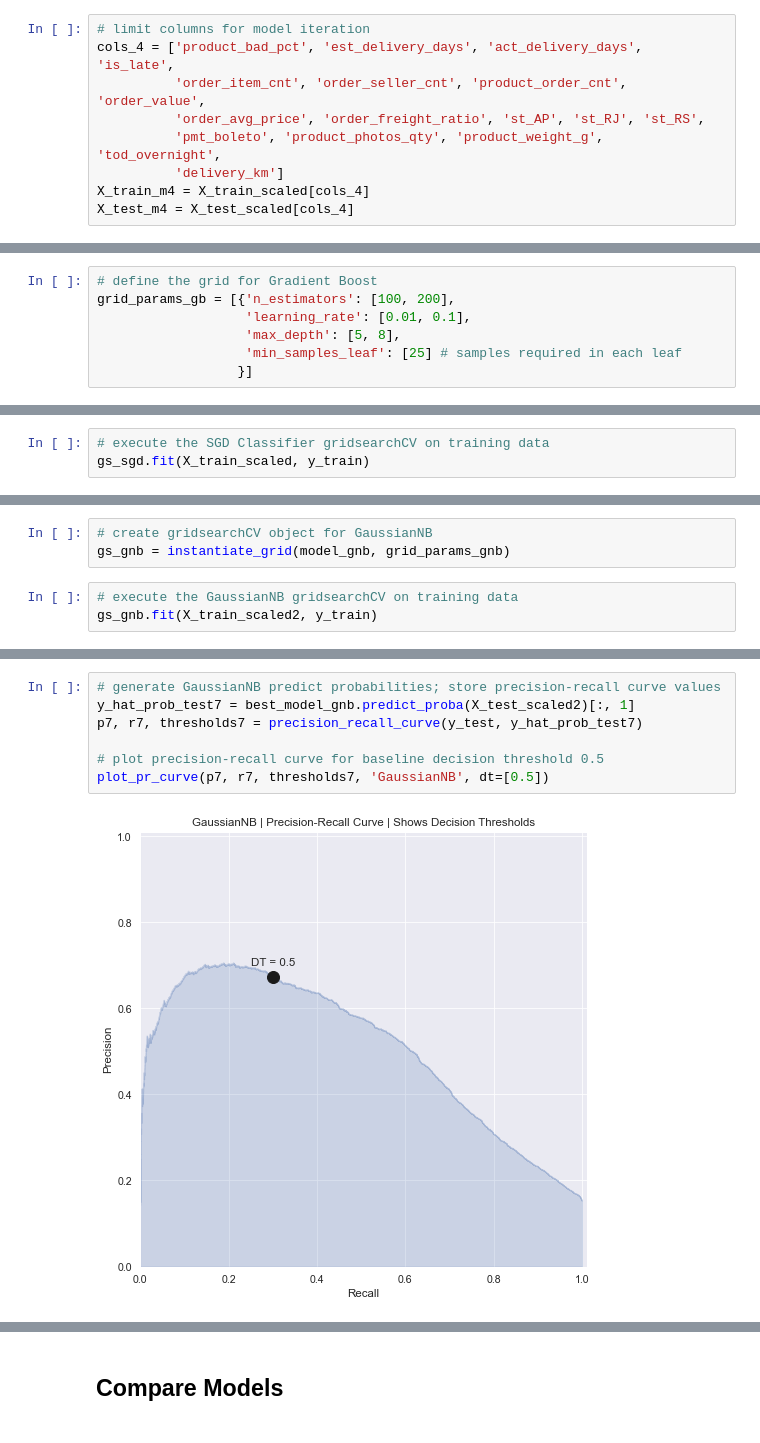
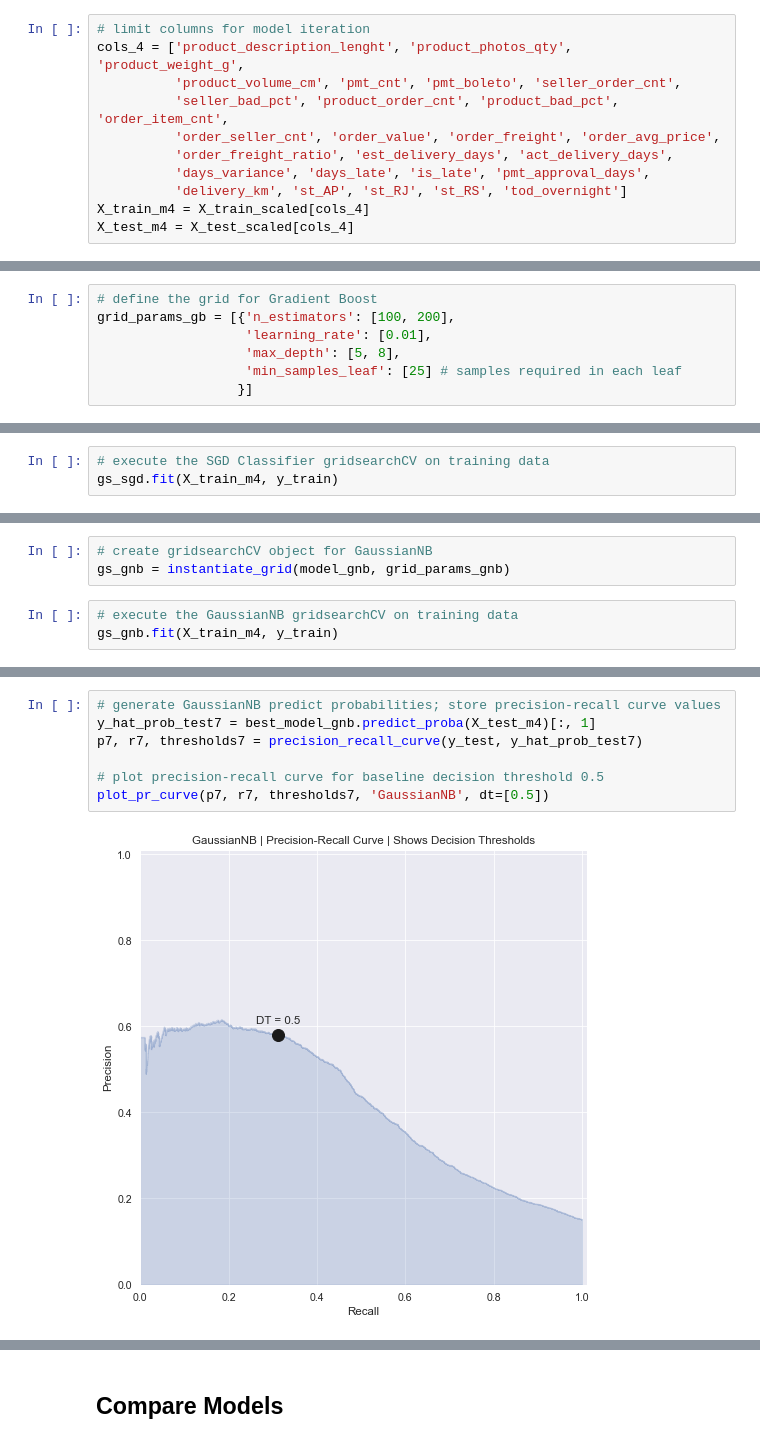
Before and after one commit to cutterback/p05-olist-customer-rating-prediction, a Jupyter notebook: Olist_Customer_Rating_Model.ipynb, the cells around one changed output, grey strips where cells are left out. Cells and saved outputs as stored; diff of their text form.

```diff
--- a/Olist_Customer_Rating_Model.ipynb
+++ b/Olist_Customer_Rating_Model.ipynb
@@ -1797,11 +1780,13 @@ plot_pr_vs_dt(p3, r3, thresholds3, 'AdaBoost')
 ## Gradient Boost (m4)
 # %%
 # limit columns for model iteration
-cols_4 = ['product_bad_pct', 'est_delivery_days', 'act_delivery_days', 'is_late',
-          'order_item_cnt', 'order_seller_cnt', 'product_order_cnt', 'order_value',
-          'order_avg_price', 'order_freight_ratio', 'st_AP', 'st_RJ', 'st_RS',
-          'pmt_boleto', 'product_photos_qty', 'product_weight_g', 'tod_overnight',
-          'delivery_km']
+cols_4 = ['product_description_lenght', 'product_photos_qty', 'product_weight_g',
+          'product_volume_cm', 'pmt_cnt', 'pmt_boleto', 'seller_order_cnt',
+          'seller_bad_pct', 'product_order_cnt', 'product_bad_pct', 'order_item_cnt',
+          'order_seller_cnt', 'order_value', 'order_freight', 'order_avg_price',
+          'order_freight_ratio', 'est_delivery_days', 'act_delivery_days',
+          'days_variance', 'days_late', 'is_late', 'pmt_approval_days',
+          'delivery_km', 'st_AP', 'st_RJ', 'st_RS', 'tod_overnight']
 X_train_m4 = X_train_scaled[cols_4]
 X_test_m4 = X_test_scaled[cols_4]
 # %%
@@ -1810,7 +1795,7 @@ model_gb = GradientBoostingClassifier(random_state=SEED)
 # %%
 # define the grid for Gradient Boost
 grid_params_gb = [{'n_estimators': [100, 200],
-                   'learning_rate': [0.01, 0.1],
+                   'learning_rate': [0.01],
                    'max_depth': [5, 8],
                    'min_samples_leaf': [25] # samples required in each leaf
                   }]
@@ -2142,6 +2132,6 @@ grid_params_sgd = [{'max_iter': [250, 1000],
 gs_sgd = instantiate_grid(model_sgd, grid_params_sgd)
 # %%
 # execute the SGD Classifier gridsearchCV on training data
-gs_sgd.fit(X_train_scaled, y_train)
+gs_sgd.fit(X_train_m4, y_train)
 # %% [output]
 Fitting 5 folds for each of 162 candidates, totalling 810 fits
@@ -2274,6 +2271,6 @@ grid_params_gnb = [{'var_smoothing': np.logspace(0,-9, num=100)
 gs_gnb = instantiate_grid(model_gnb, grid_params_gnb)
 # %%
 # execute the GaussianNB gridsearchCV on training data
-gs_gnb.fit(X_train_scaled2, y_train)
+gs_gnb.fit(X_train_m4, y_train)
 # %% [output]
 Fitting 5 folds for each of 100 candidates, totalling 500 fits
@@ -2369,12 +2366,12 @@ weighted avg       0.85      0.87      0.85     21559
 # %%
 # generate GaussianNB predict probabilities; store precision-recall curve values
-y_hat_prob_test7 = best_model_gnb.predict_proba(X_test_scaled2)[:, 1]
+y_hat_prob_test7 = best_model_gnb.predict_proba(X_test_m4)[:, 1]
 p7, r7, thresholds7 = precision_recall_curve(y_test, y_hat_prob_test7)
 
 # plot precision-recall curve for baseline decision threshold 0.5
 plot_pr_curve(p7, r7, thresholds7, 'GaussianNB', dt=[0.5])
 # %% [output]
-[figure, old version]
+[figure, new version]
 # %%
 # plot precision and recall against decision threshold options
 plot_pr_vs_dt(p7, r7, thresholds7, 'GaussianNB')
```
Also changed, not shown: parts of 144 cells of this notebook, 9 other files.
